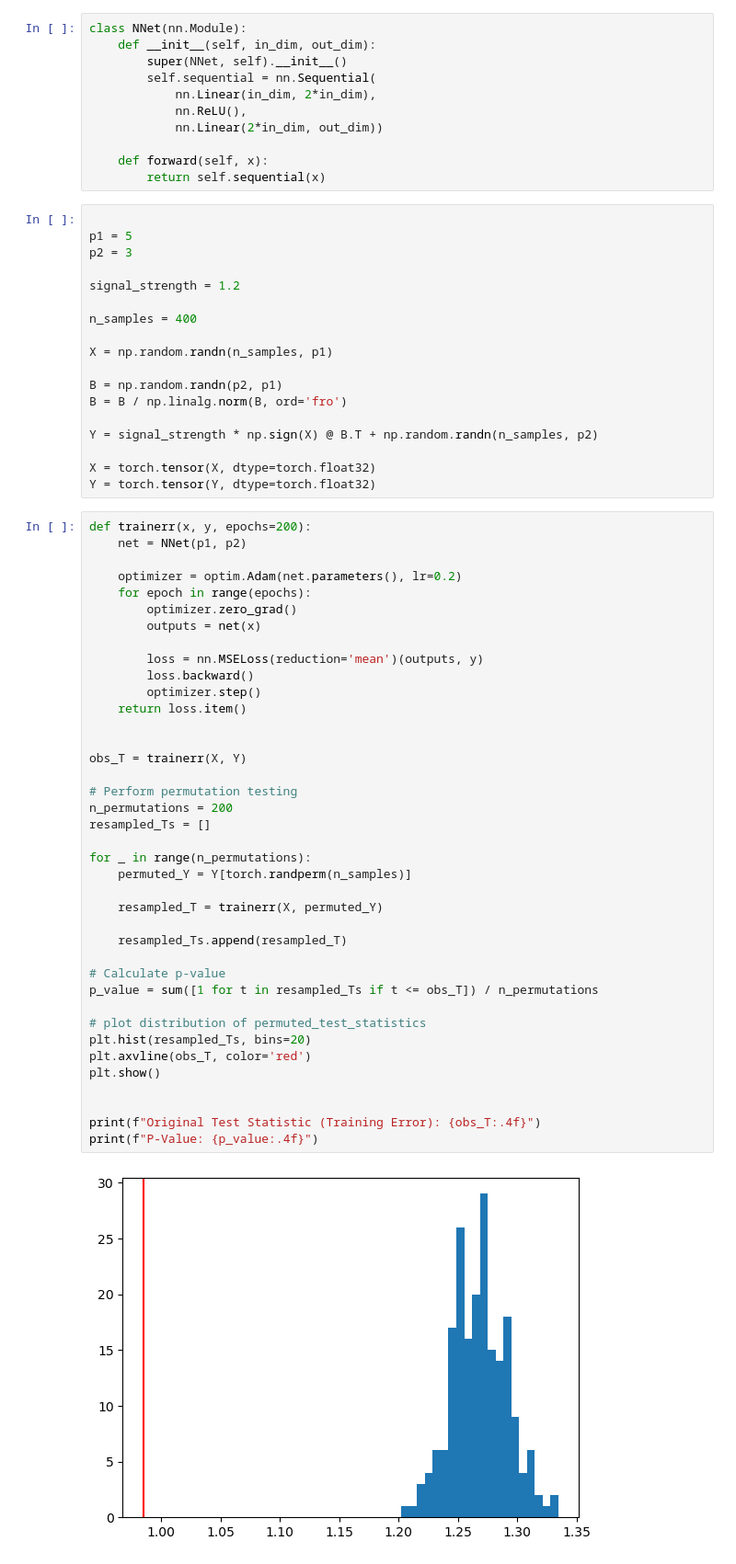
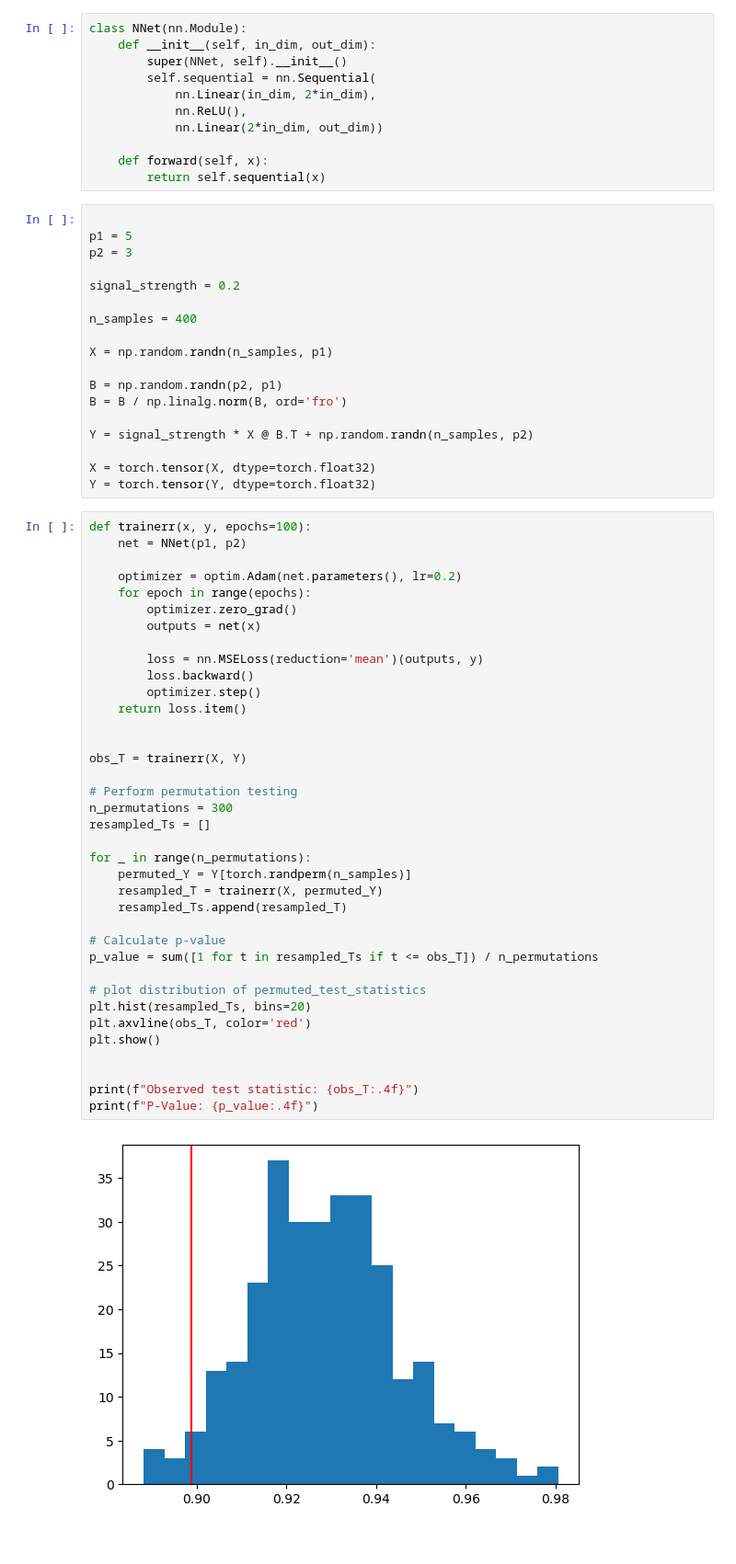
Before and after one commit to gemoran/msds-534-2023, a Jupyter notebook: lectures/lecture-9/lecture-9.ipynb, the cells around one changed output. Shown at 92% size. Saved outputs shown, nothing was run; the diff lists cells and outputs as text.

```diff
--- a/lectures/lecture-9/lecture-9.ipynb
+++ b/lectures/lecture-9/lecture-9.ipynb
@@ -67,7 +67,7 @@ class NNet(nn.Module):
 p1 = 5
 p2 = 3
 
-signal_strength = 1.2
+signal_strength = 0.2
 
 n_samples = 400
 
@@ -76,12 +76,12 @@ X = np.random.randn(n_samples, p1)
 B = np.random.randn(p2, p1)
 B = B / np.linalg.norm(B, ord='fro')
 
-Y = signal_strength * np.sign(X) @ B.T + np.random.randn(n_samples, p2)
+Y = signal_strength * X @ B.T + np.random.randn(n_samples, p2)
 
 X = torch.tensor(X, dtype=torch.float32)
 Y = torch.tensor(Y, dtype=torch.float32)
 # %%
-def trainerr(x, y, epochs=200):
+def trainerr(x, y, epochs=100):
     net = NNet(p1, p2)
 
     optimizer = optim.Adam(net.parameters(), lr=0.2)
@@ -89,35 +89,33 @@ def trainerr(x, y, epochs=200):
         optimizer.zero_grad()
         outputs = net(x)
 
         loss = nn.MSELoss(reduction='mean')(outputs, y)
         loss.backward()
         optimizer.step()
     return loss.item()
 
 
 obs_T = trainerr(X, Y)
 
 # Perform permutation testing
-n_permutations = 200
+n_permutations = 300
 resampled_Ts = []
 
 for _ in range(n_permutations):
     permuted_Y = Y[torch.randperm(n_samples)]
-
     resampled_T = trainerr(X, permuted_Y)
-
     resampled_Ts.append(resampled_T)
 
 # Calculate p-value
 p_value = sum([1 for t in resampled_Ts if t <= obs_T]) / n_permutations
 
 # plot distribution of permuted_test_statistics
 plt.hist(resampled_Ts, bins=20)
 plt.axvline(obs_T, color='red')
 plt.show()
 
 
-print(f"Original Test Statistic (Training Error): {obs_T:.4f}")
+print(f"Observed test statistic: {obs_T:.4f}")
 print(f"P-Value: {p_value:.4f}")
 # %% [output]
-[figure, old version]
+[figure, new version]
```
Also changed, not shown: parts of 3 cells of this notebook.
